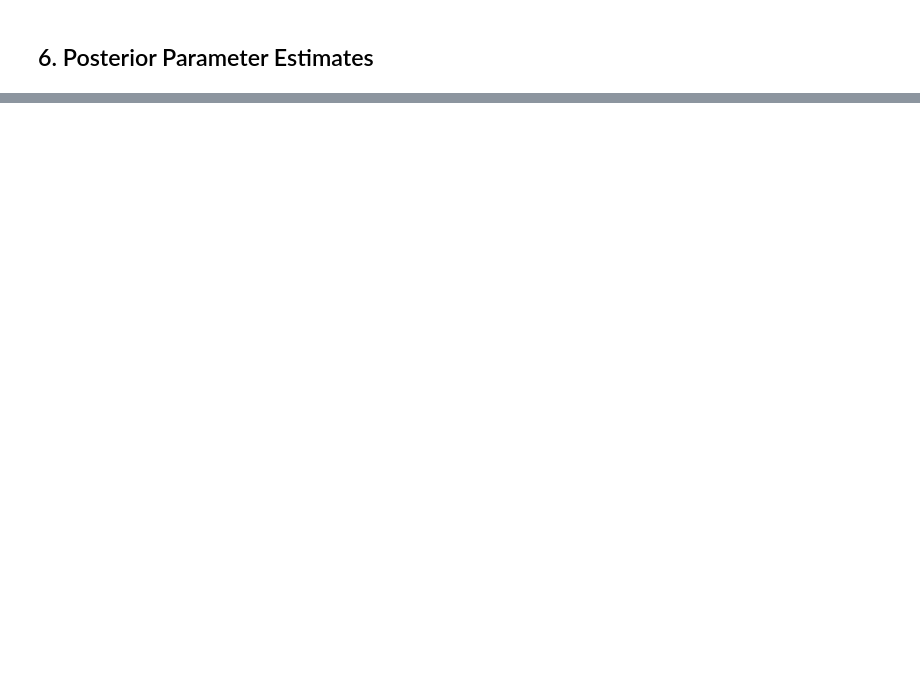
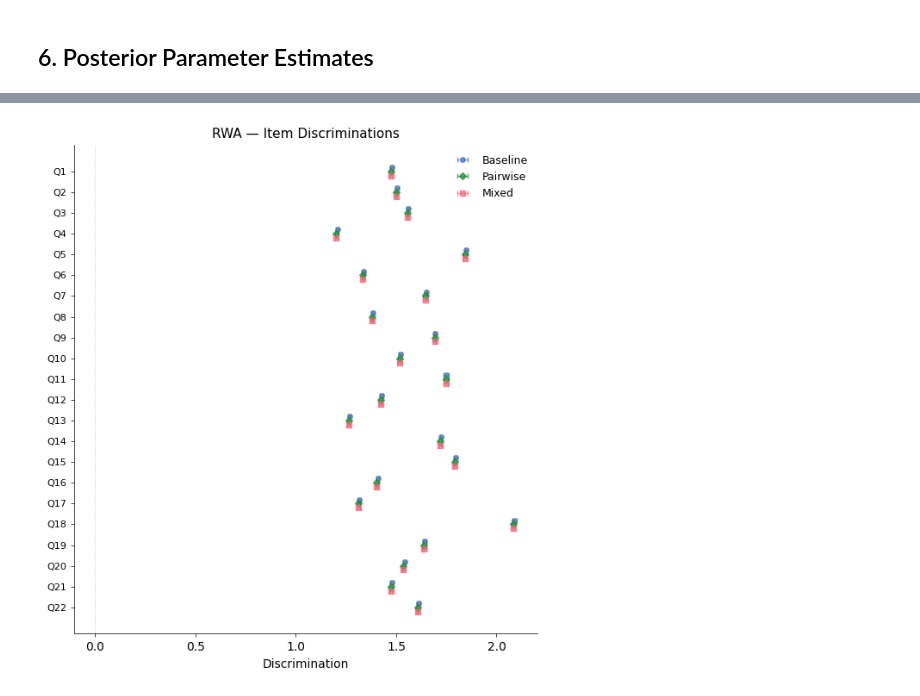
Before and after one commit to mederrata/bayesianquilts, a Jupyter notebook: notebooks/irt/rwa/grm_single_scale.ipynb, the cells around one changed output, grey strips where cells are left out. Cells and saved outputs as stored; diff of their text form; code cells hidden in the pictures; blank space fills up the shorter version.

```diff
--- a/notebooks/irt/rwa/grm_single_scale.ipynb
+++ b/notebooks/irt/rwa/grm_single_scale.ipynb
@@ -238,6 +580,9 @@ calibrate_manually(model_imputed, n_samples=32, seed=102)
 # %%
-fig = plot_forest_discriminations(item_keys, model_baseline, model_imputed, title='RWA — Item Discriminations')
+fig = plot_forest_discriminations(item_keys, model_baseline, model_imputed, title='RWA — Item Discriminations',
+                                   model_pairwise=model_pairwise)
 fig.savefig('discriminations.pdf', bbox_inches='tight', dpi=150)
 plt.show()
+# %% [output]
+[figure, added]
 # %%
 ab_base = np.array(model_baseline.calibrated_expectations['abilities']).flatten()
```
Also changed, not shown: parts of 29 cells of this notebook, 37 other files.
